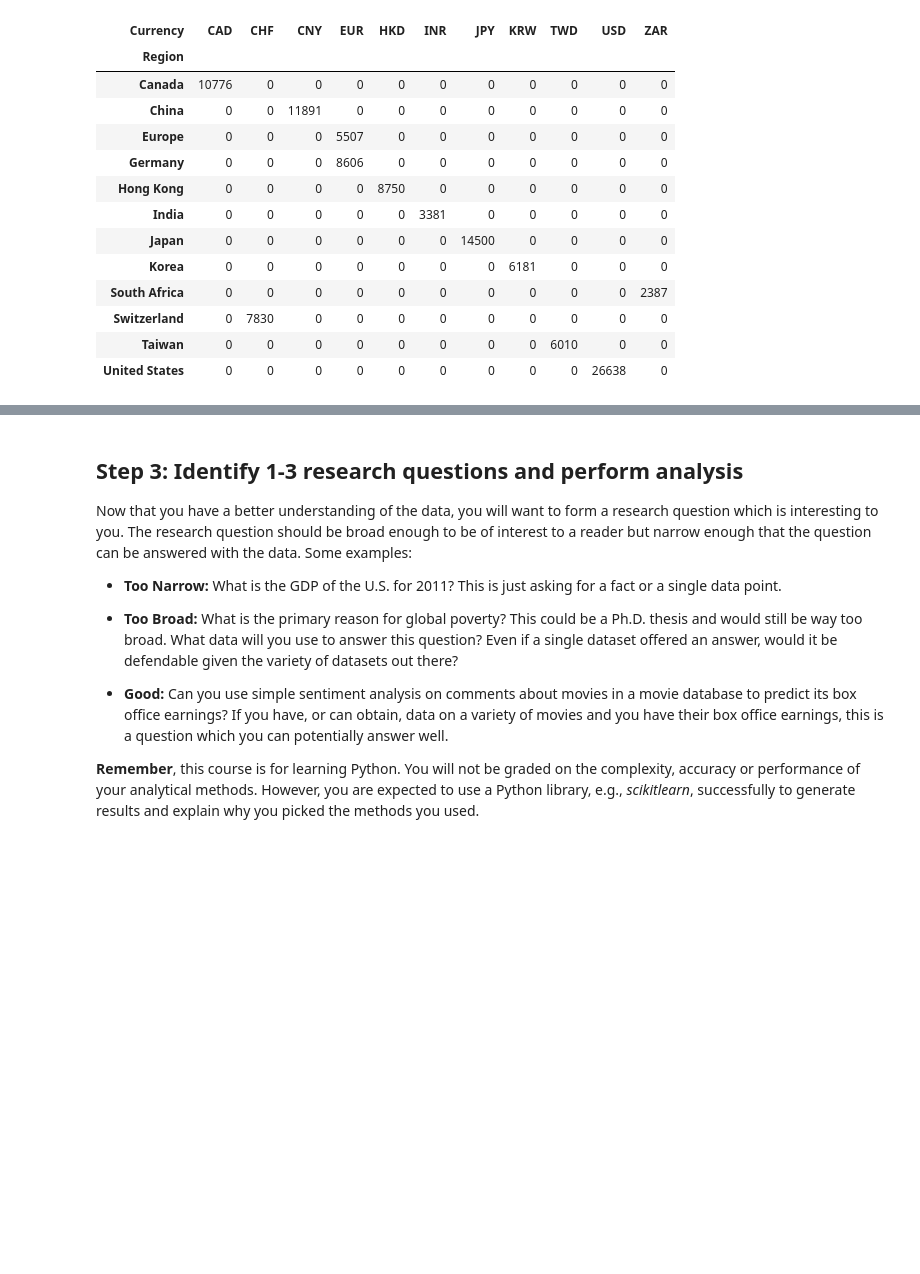
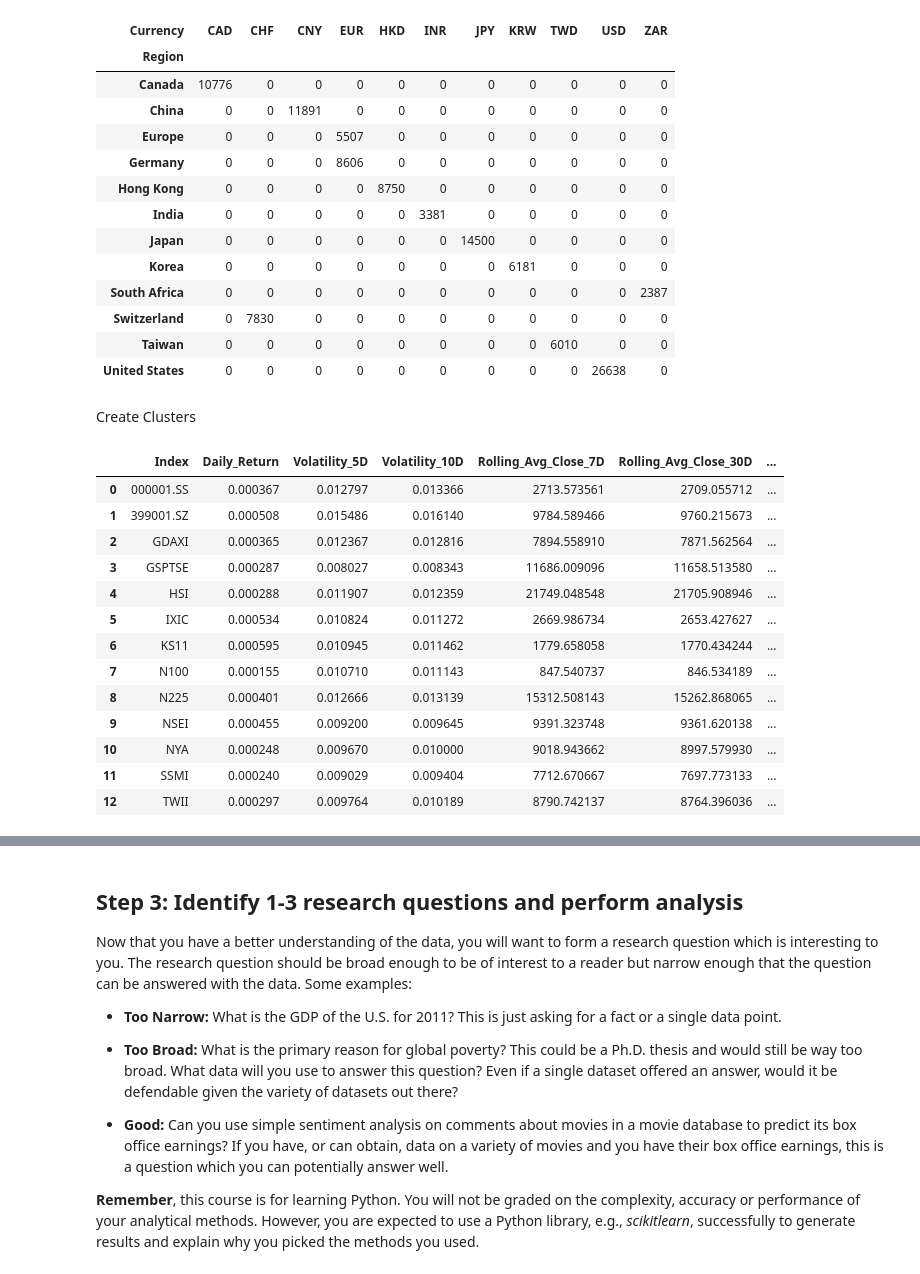
Before and after one commit to kiah-ucsd/DSE200, a Jupyter notebook: FinalProject/Final Project_Fall2025.ipynb, the cells around one changed output, grey strips where cells are left out. Saved outputs shown, nothing was run; the diff lists cells and outputs as text; code cells hidden in the pictures; blank space fills up the shorter version.

```diff
--- a/FinalProject/Final Project_Fall2025.ipynb
+++ b/FinalProject/Final Project_Fall2025.ipynb
@@ -408,3 +409,42 @@ pd.crosstab(df_data_index["Region"], df_data_index["Currency"])
 | Switzerland | 0 | 7830 | 0 | 0 | 0 | 0 | 0 | 0 | 0 | 0 | 0 |
 | Taiwan | 0 | 0 | 0 | 0 | 0 | 0 | 0 | 0 | 6010 | 0 | 0 |
 | United States | 0 | 0 | 0 | 0 | 0 | 0 | 0 | 0 | 0 | 26638 | 0 |
+# %% [markdown]
+Create Clusters
+# %%
+# engineered features to aggregate
+eng_features = [
+    'Daily_Return', 'Volatility_5D', 'Volatility_10D',
+    'Rolling_Avg_Close_7D', 'Rolling_Avg_Close_30D',
+    'Volume_Change', 'Range', 'Intraday_Volatility'
+]
+
+# Replace infinities with NaN since this will interfere with clustring
+df_data_index.replace([np.inf, -np.inf], np.nan, inplace=True)
+
+# Drop all rows with NaNs???
+df_num = df_data_index[['Index'] + eng_features].dropna()
+
+
+# filter only numeric features (dropping NaNs from rolling windows)
+df_num = df_data_index[['Index'] + eng_features].dropna()
+
+# compute mean values per Index
+df_index_features = df_num.groupby("Index")[eng_features].mean().reset_index()
+
+df_index_features
+# %% [output]
+|  | Index | Daily_Return | Volatility_5D | Volatility_10D | Rolling_Avg_Close_7D | Rolling_Avg_Close_30D | ... |
+| 0 | 000001.SS | 0.000367 | 0.012797 | 0.013366 | 2713.573561 | 2709.055712 | ... |
+| 1 | 399001.SZ | 0.000508 | 0.015486 | 0.016140 | 9784.589466 | 9760.215673 | ... |
+| 2 | GDAXI | 0.000365 | 0.012367 | 0.012816 | 7894.558910 | 7871.562564 | ... |
+| 3 | GSPTSE | 0.000287 | 0.008027 | 0.008343 | 11686.009096 | 11658.513580 | ... |
+| 4 | HSI | 0.000288 | 0.011907 | 0.012359 | 21749.048548 | 21705.908946 | ... |
+| 5 | IXIC | 0.000534 | 0.010824 | 0.011272 | 2669.986734 | 2653.427627 | ... |
+| 6 | KS11 | 0.000595 | 0.010945 | 0.011462 | 1779.658058 | 1770.434244 | ... |
+| 7 | N100 | 0.000155 | 0.010710 | 0.011143 | 847.540737 | 846.534189 | ... |
+| 8 | N225 | 0.000401 | 0.012666 | 0.013139 | 15312.508143 | 15262.868065 | ... |
+| 9 | NSEI | 0.000455 | 0.009200 | 0.009645 | 9391.323748 | 9361.620138 | ... |
+| 10 | NYA | 0.000248 | 0.009670 | 0.010000 | 9018.943662 | 8997.579930 | ... |
+| 11 | SSMI | 0.000240 | 0.009029 | 0.009404 | 7712.670667 | 7697.773133 | ... |
+| 12 | TWII | 0.000297 | 0.009764 | 0.010189 | 8790.742137 | 8764.396036 | ... |
```
Also changed, not shown: parts of 16 cells of this notebook.
